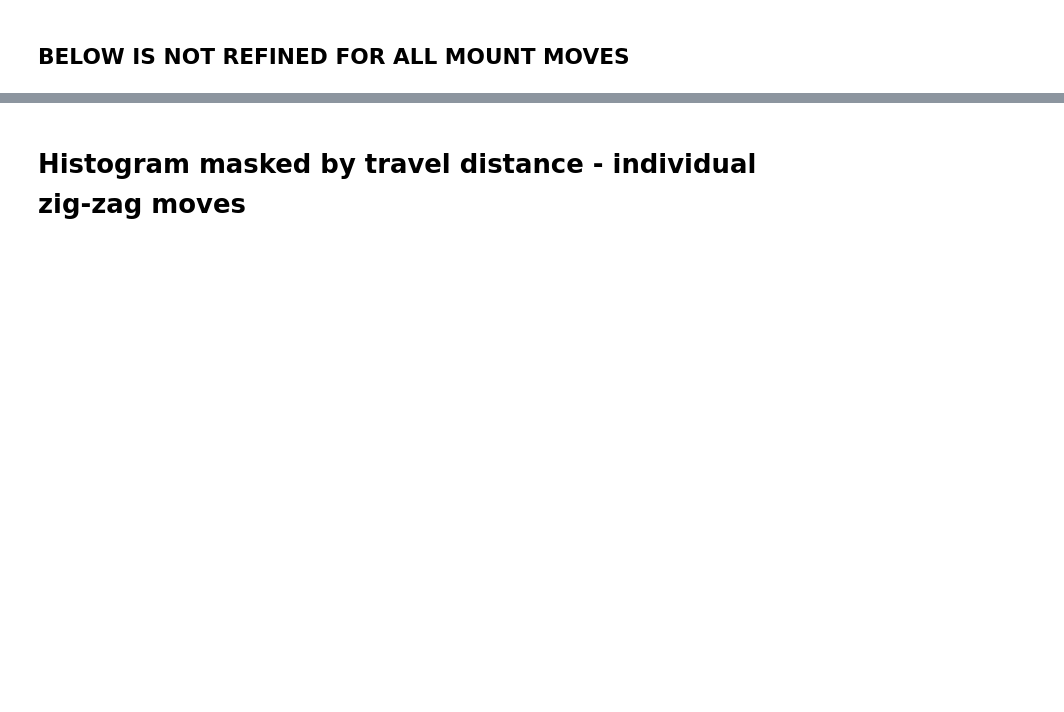
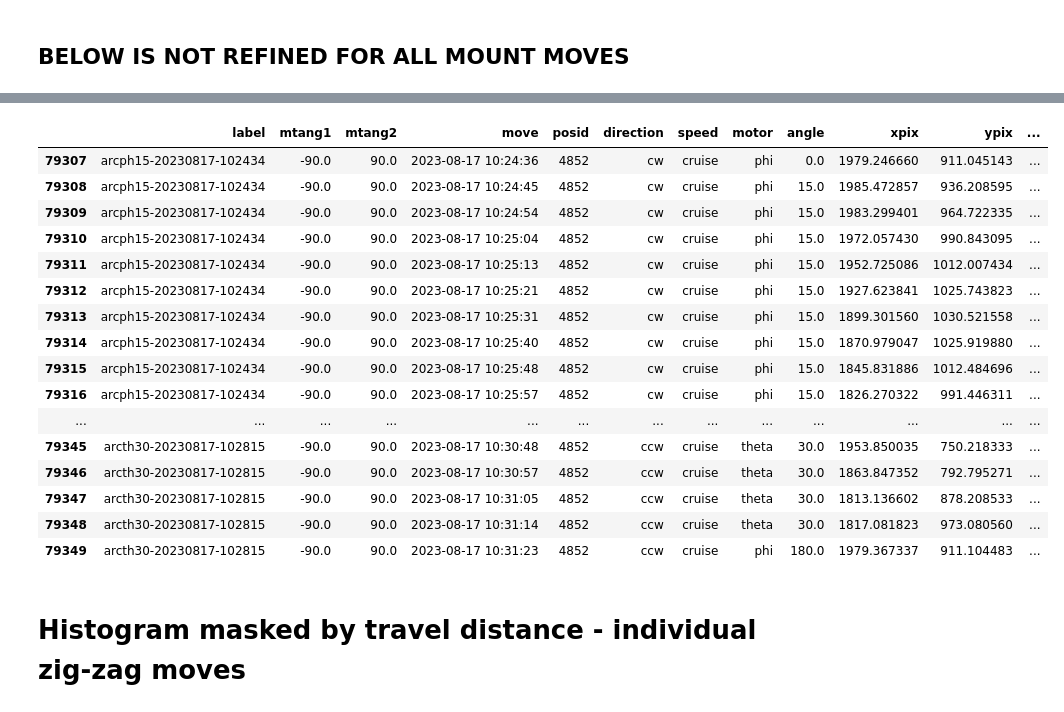
Before and after one commit to SSantosLab/DESI-QA, a Jupyter notebook: calib/xytest important figures - fullMountRange.ipynb, the cells around one changed output, grey strips where cells are left out. Drawn from its saved outputs; the diff is of its cells as text; code cells hidden in the pictures; blank space fills up the shorter version.

```diff
--- a/calib/xytest important figures - fullMountRange.ipynb
+++ b/calib/xytest important figures - fullMountRange.ipynb
@@ -432,3 +481,23 @@ plt.scatter(baseDF[baseDF['label'].str.contains("arcph")]["xpix"],baseDF[baseDF[
+# %%
+baseDF.iloc[:-60]
+# %% [output]
+|  | label | mtang1 | mtang2 | move | posid | direction | speed | motor | angle | xpix | ypix | ... |
+| 79307 | arcph15-20230817-102434 | -90.0 | 90.0 | 2023-08-17 10:24:36 | 4852 | cw | cruise | phi | 0.0 | 1979.246660 | 911.045143 | ... |
+| 79308 | arcph15-20230817-102434 | -90.0 | 90.0 | 2023-08-17 10:24:45 | 4852 | cw | cruise | phi | 15.0 | 1985.472857 | 936.208595 | ... |
+| 79309 | arcph15-20230817-102434 | -90.0 | 90.0 | 2023-08-17 10:24:54 | 4852 | cw | cruise | phi | 15.0 | 1983.299401 | 964.722335 | ... |
+| 79310 | arcph15-20230817-102434 | -90.0 | 90.0 | 2023-08-17 10:25:04 | 4852 | cw | cruise | phi | 15.0 | 1972.057430 | 990.843095 | ... |
+| 79311 | arcph15-20230817-102434 | -90.0 | 90.0 | 2023-08-17 10:25:13 | 4852 | cw | cruise | phi | 15.0 | 1952.725086 | 1012.007434 | ... |
+| 79312 | arcph15-20230817-102434 | -90.0 | 90.0 | 2023-08-17 10:25:21 | 4852 | cw | cruise | phi | 15.0 | 1927.623841 | 1025.743823 | ... |
+| 79313 | arcph15-20230817-102434 | -90.0 | 90.0 | 2023-08-17 10:25:31 | 4852 | cw | cruise | phi | 15.0 | 1899.301560 | 1030.521558 | ... |
+| 79314 | arcph15-20230817-102434 | -90.0 | 90.0 | 2023-08-17 10:25:40 | 4852 | cw | cruise | phi | 15.0 | 1870.979047 | 1025.919880 | ... |
+| 79315 | arcph15-20230817-102434 | -90.0 | 90.0 | 2023-08-17 10:25:48 | 4852 | cw | cruise | phi | 15.0 | 1845.831886 | 1012.484696 | ... |
+| 79316 | arcph15-20230817-102434 | -90.0 | 90.0 | 2023-08-17 10:25:57 | 4852 | cw | cruise | phi | 15.0 | 1826.270322 | 991.446311 | ... |
+| ... | ... | ... | ... | ... | ... | ... | ... | ... | ... | ... | ... | ... |
+| 79345 | arcth30-20230817-102815 | -90.0 | 90.0 | 2023-08-17 10:30:48 | 4852 | ccw | cruise | theta | 30.0 | 1953.850035 | 750.218333 | ... |
+| 79346 | arcth30-20230817-102815 | -90.0 | 90.0 | 2023-08-17 10:30:57 | 4852 | ccw | cruise | theta | 30.0 | 1863.847352 | 792.795271 | ... |
+| 79347 | arcth30-20230817-102815 | -90.0 | 90.0 | 2023-08-17 10:31:05 | 4852 | ccw | cruise | theta | 30.0 | 1813.136602 | 878.208533 | ... |
+| 79348 | arcth30-20230817-102815 | -90.0 | 90.0 | 2023-08-17 10:31:14 | 4852 | ccw | cruise | theta | 30.0 | 1817.081823 | 973.080560 | ... |
+| 79349 | arcth30-20230817-102815 | -90.0 | 90.0 | 2023-08-17 10:31:23 | 4852 | ccw | cruise | phi | 180.0 | 1979.367337 | 911.104483 | ... |
 # %% [markdown]
 # Histogram masked by travel distance - individual zig-zag moves
 # %%
```
Also changed, not shown: parts of 24 cells of this notebook, 20 other files.
